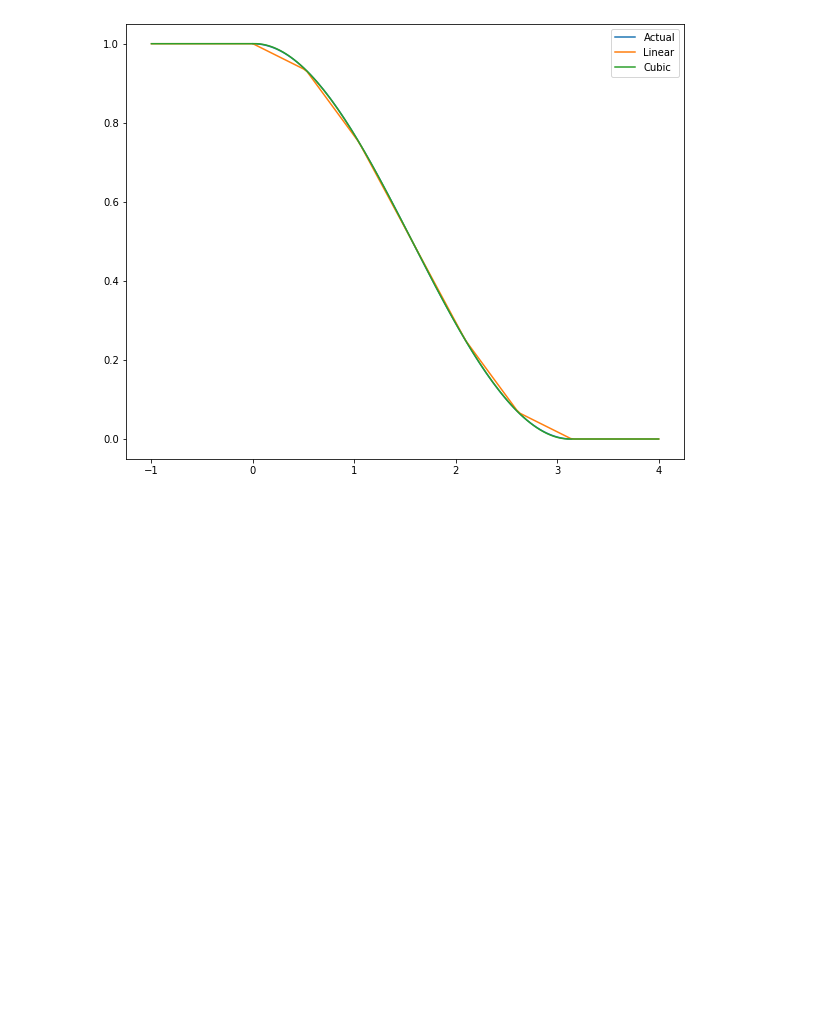
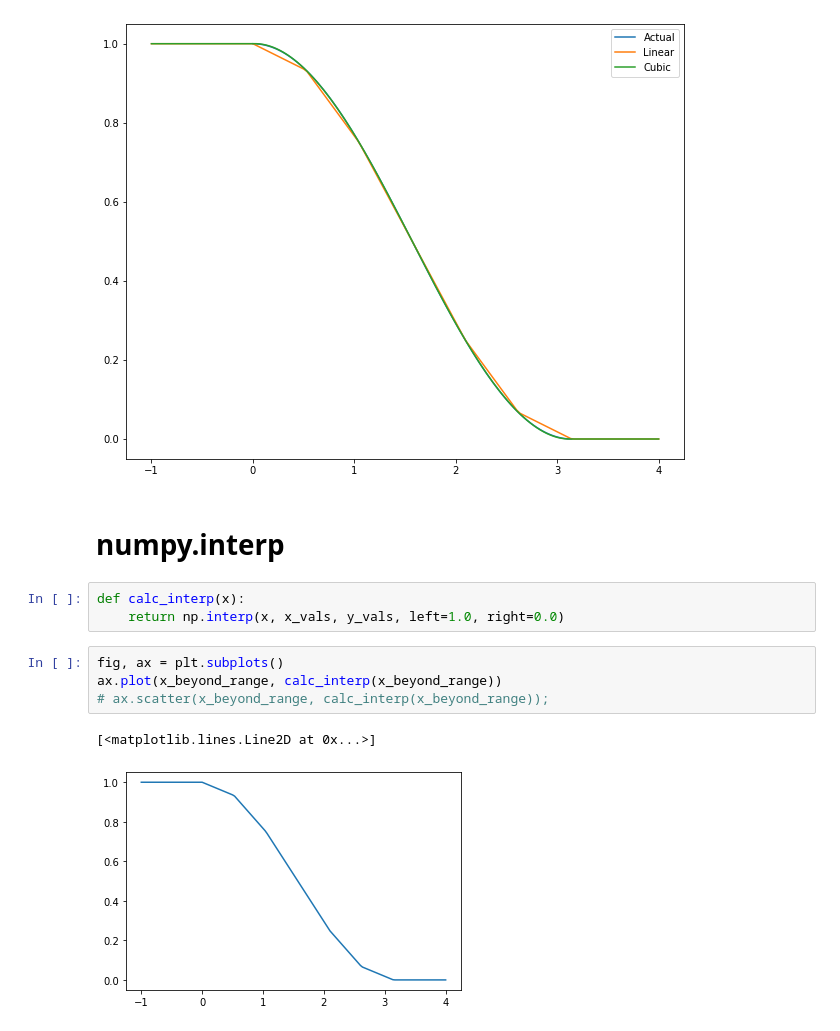
Before and after one commit to gregnordin/notes_to_self, a Jupyter notebook: python/Interpolation.ipynb, the cells around one changed output. Cells and saved outputs as stored; diff of their text form; blank space fills up the shorter version.

Commit message:
Add numpy interpolation

```diff
--- a/python/Interpolation.ipynb
+++ b/python/Interpolation.ipynb
@@ -46,3 +46,15 @@ ax.plot(x_beyond_range, f_cubic(x_beyond_range), label='Cubic')
 ax.legend();
 # %% [output]
 [figure]
+# %% [markdown]
+# numpy.interp
+# %%
+def calc_interp(x):
+    return np.interp(x, x_vals, y_vals, left=1.0, right=0.0)
+# %%
+fig, ax = plt.subplots()
+ax.plot(x_beyond_range, calc_interp(x_beyond_range))
+# ax.scatter(x_beyond_range, calc_interp(x_beyond_range));
+# %% [output]
+[<matplotlib.lines.Line2D at 0x...>]
+[figure, added]
```
